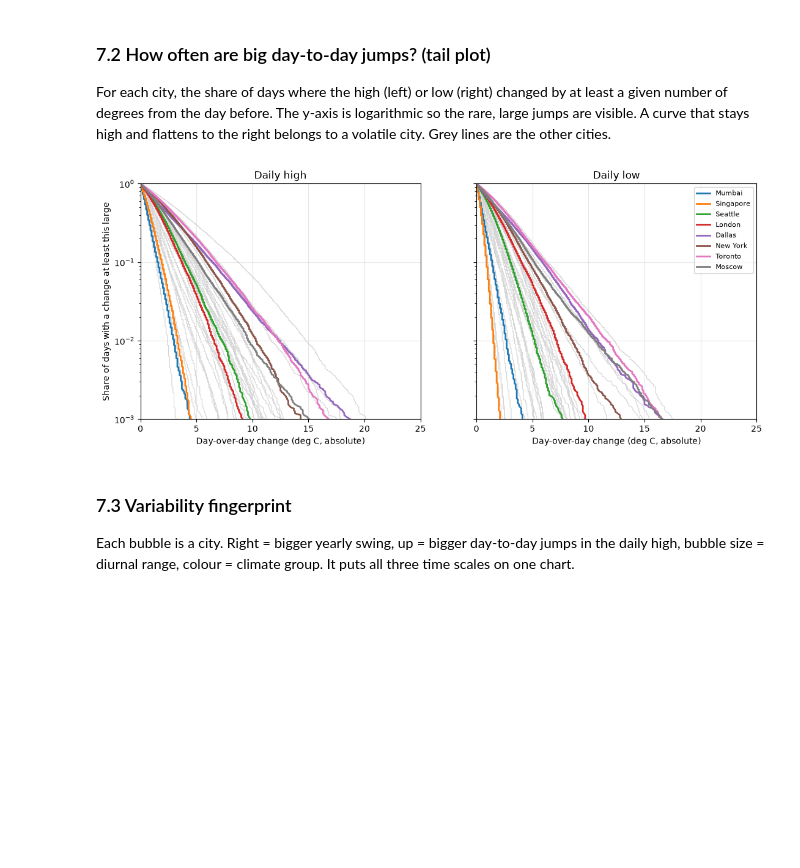
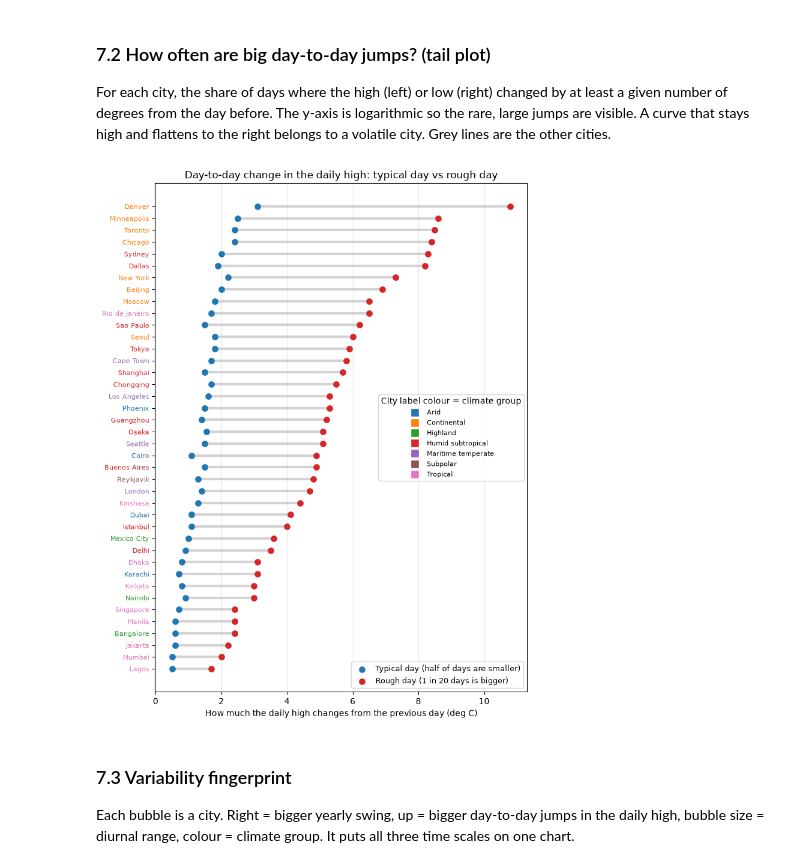
Before and after one commit to ninadparab/weather-temperature, a Jupyter notebook: weather_variability_simple.ipynb, the cells around one changed output. Saved outputs shown, nothing was run; the diff lists cells and outputs as text; code cells hidden in the pictures; blank space fills up the shorter version.

Commit message:
Updated daily variation chart

```diff
--- a/weather_variability_simple.ipynb
+++ b/weather_variability_simple.ipynb
@@ -514,33 +514,36 @@ plt.show()
 
 For each city, the share of days where the high (left) or low (right) changed by at least a given number of degrees from the day before. The y-axis is logarithmic so the rare, large jumps are visible. A curve that stays high and flattens to the right belongs to a volatile city. Grey lines are the other cities.
 # %%
-def exceedance(values):
-    v = np.sort(values.dropna().abs().values)
-    p = 1 - np.arange(len(v)) / len(v)
-    return v, p
+VAR = "tmax"          # "tmax" = daily high, "tmin" = daily low
+VAR_NAME = "high" if VAR == "tmax" else "low"
 
+chg = d[f"{VAR}_d1"].abs()
+typical_vs_rough = chg.groupby(d["city"]).agg(
+    typical="median",
+    rough=lambda s: s.quantile(0.95),
+).sort_values("rough")
 
-fig, axes = plt.subplots(1, 2, figsize=(13, 5), sharey=True)
-for ax, v in zip(axes, ["tmax", "tmin"]):
-    for city, g in d.groupby("city"):
-        if city not in CARPET_CITIES:
-            x, p = exceedance(g[f"{v}_d1"])
-            ax.plot(x, p, color="lightgray", lw=0.8)
-    for i, city in enumerate(CARPET_CITIES):
-        x, p = exceedance(d.loc[d["city"] == city, f"{v}_d1"])
-        ax.plot(x, p, lw=2, label=city, color=plt.cm.tab10(i % 10))
-    ax.set_yscale("log")
-    ax.set_ylim(1e-3, 1)
-    ax.set_xlim(0, 25)
-    ax.set_xlabel("Day-over-day change (deg C, absolute)")
-    ax.set_title(f"Daily {'high' if v == 'tmax' else 'low'}")
-    ax.grid(alpha=0.3)
-axes[0].set_ylabel("Share of days with a change at least this large")
-axes[1].legend(fontsize=8, loc="upper right")
-fig.savefig(FIG_DIR / "day_over_day_tails.png", dpi=150, bbox_inches="tight")
+fig, ax = plt.subplots(figsize=(8, 11))
+y = np.arange(len(typical_vs_rough))
+ax.hlines(y, typical_vs_rough["typical"], typical_vs_rough["rough"], color="lightgray", lw=3, zorder=1)
+ax.scatter(typical_vs_rough["typical"], y, color="tab:blue", s=45, zorder=2, label="Typical day (half of days are smaller)")
+ax.scatter(typical_vs_rough["rough"], y, color="tab:red", s=45, zorder=2, label="Rough day (1 in 20 days is bigger)")
+ax.set_yticks(y)
+ax.set_yticklabels(typical_vs_rough.index, fontsize=8)
+for tick, city in zip(ax.get_yticklabels(), typical_vs_rough.index):
+    tick.set_color(group_colors[city_group[city]])
+ax.set_xlabel(f"How much the daily {VAR_NAME} changes from the previous day (deg C)")
+ax.set_title(f"Day-to-day change in the daily {VAR_NAME}: typical day vs rough day")
+ax.grid(axis="x", alpha=0.3)
+leg1 = ax.legend(loc="lower right", fontsize=9)
+ax.add_artist(leg1)
+handles = [Line2D([0], [0], marker="s", color="w", markerfacecolor=group_colors[g], markersize=10, label=g)
+           for g in sorted(group_colors)]
+ax.legend(handles=handles, title="City label colour = climate group", loc="center right", fontsize=8)
+fig.savefig(FIG_DIR / "option1_typical_vs_rough.png", dpi=150, bbox_inches="tight")
 plt.show()
 # %% [output]
-[figure, old version]
+[figure, new version]
 # %% [markdown]
 ### 7.3 Variability fingerprint
 
```
Also changed, not shown: 1 other file.
